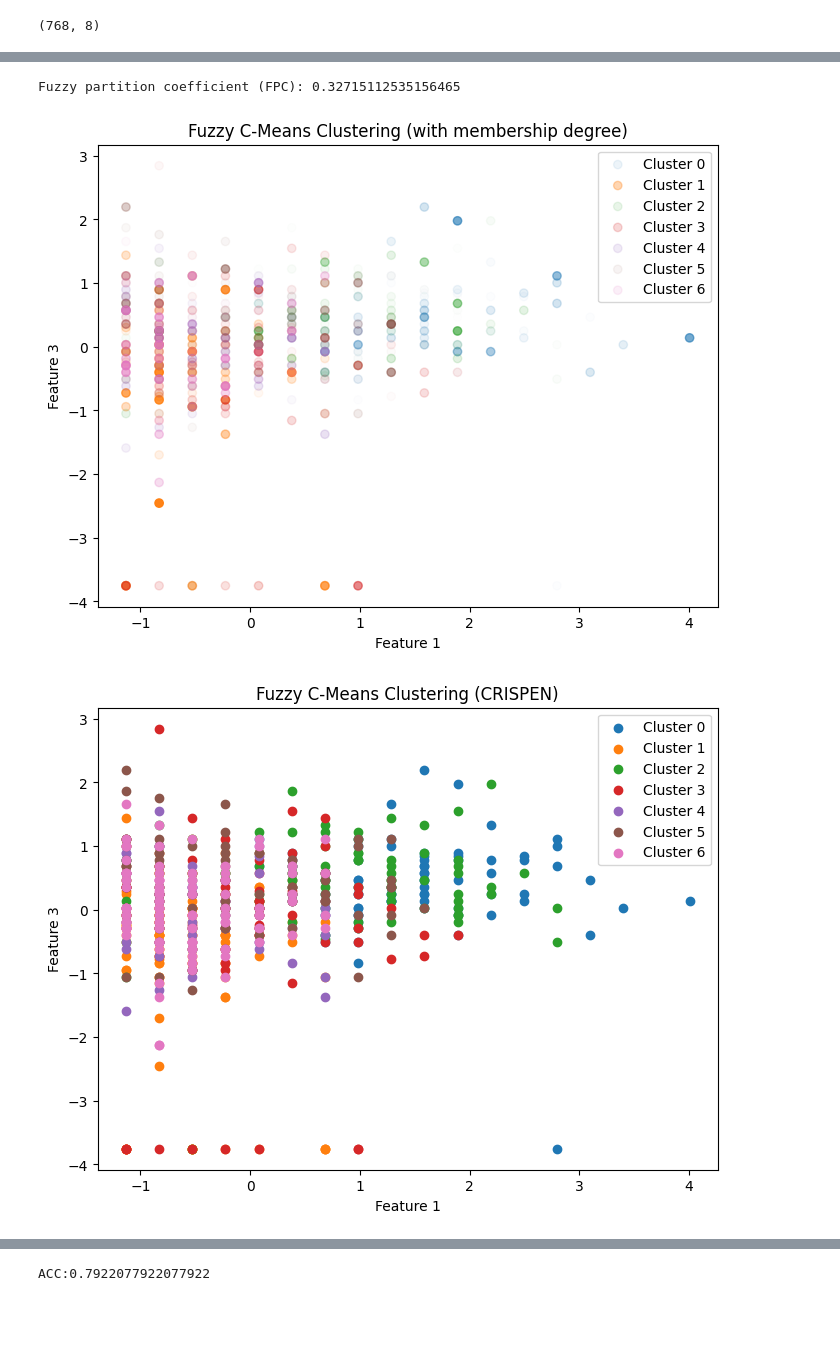
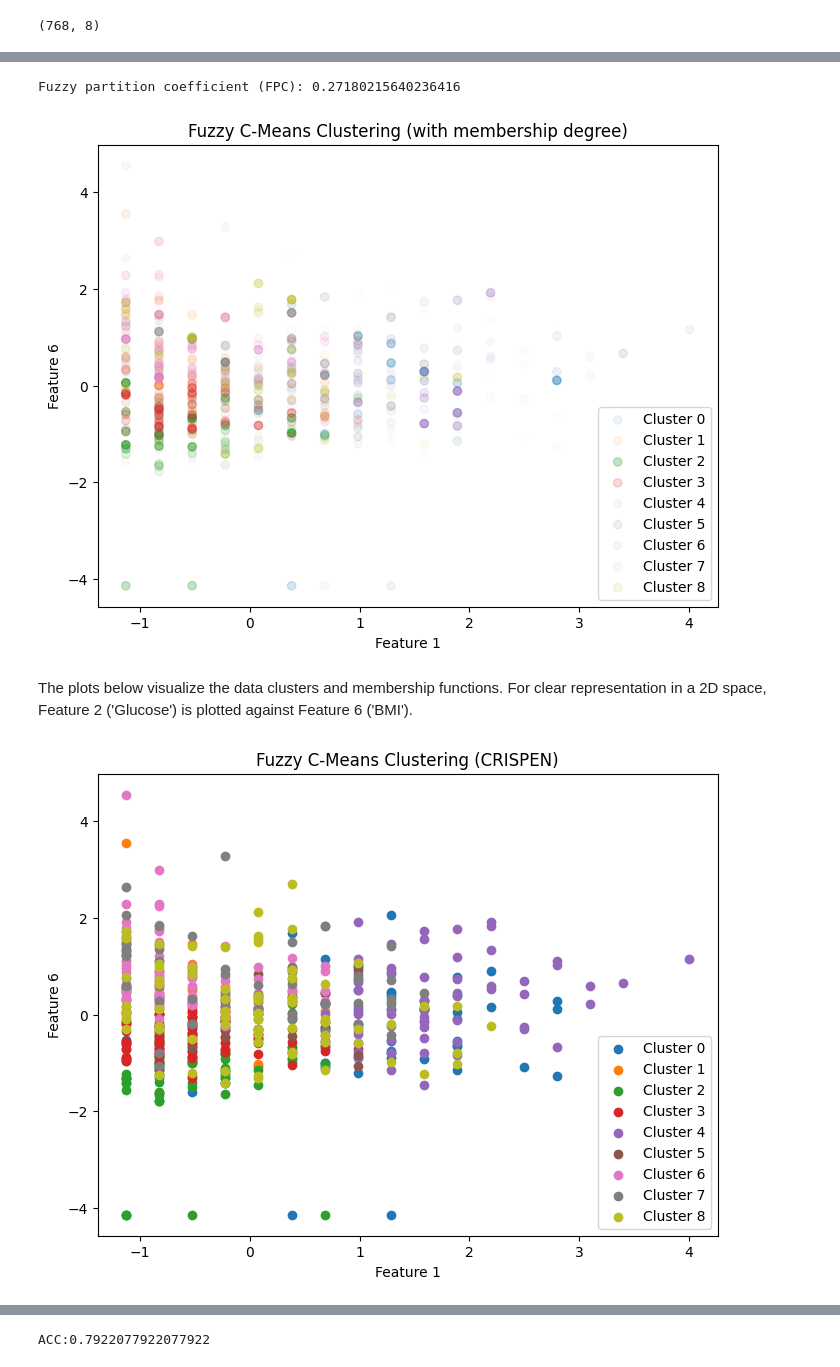
Before and after one commit to Skurios/Assignments_IS_FB, a Jupyter notebook: classification_pima.ipynb, the cells around one changed output, grey strips where cells are left out. Saved outputs shown, nothing was run; the diff lists cells and outputs as text; code cells hidden in the pictures; blank space fills up the shorter version.

```diff
--- a/classification_pima.ipynb
+++ b/classification_pima.ipynb
@@ -39,6 +55,6 @@ Xte= scaler.transform(Xte)
 # %%
  # Number of clusters
-n_clusters = 7
+n_clusters = 9
 m=1.5
 
 # Concatenate target for clustering
@@ -76,36 +92,38 @@ plt.figure(figsize=(8,6))
 for j in range(n_clusters):
     plt.scatter(
         Xexp[cluster_labels == j, 0],             # Feature 1
-        Xexp[cluster_labels == j, 2],             # Feature 3
+        Xexp[cluster_labels == j, 5],             # Feature 6
         alpha=u[j, :],          # transparency ~ membership
         label=f'Cluster {j}'
     )
 
 plt.title("Fuzzy C-Means Clustering (with membership degree)")
 plt.xlabel("Feature 1")
-plt.ylabel("Feature 3")
+plt.ylabel("Feature 6")
 plt.legend()
 plt.show()
 # %% [output]
-Fuzzy partition coefficient (FPC): 0.32715112535156465
+Fuzzy partition coefficient (FPC): 0.27180215640236416
-[figure, old version]
+[figure, new version]
+# %% [markdown]
+The plots below visualize the data clusters and membership functions. For clear representation in a 2D space, Feature 2 ('Glucose') is plotted against Feature 6 ('BMI').
 # %%
 # Plot first two features with cluster assignments
 plt.figure(figsize=(8,6))
 for j in range(n_clusters):
     plt.scatter(
         Xexp[cluster_labels == j, 0],
-        Xexp[cluster_labels == j, 2],
+        Xexp[cluster_labels == j, 5],
         label=f'Cluster {j}'
     )
 
 plt.title("Fuzzy C-Means Clustering (CRISPEN)")
 plt.xlabel("Feature 1")
-plt.ylabel("Feature 3")
+plt.ylabel("Feature 6")
 plt.legend()
 plt.show()
 # %% [output]
-[figure, old version]
+[figure, new version]
 # %%
 # Gaussian formula
 def gaussian(x, mu, sigma):
```
Also changed, not shown: parts of 6 cells of this notebook.
